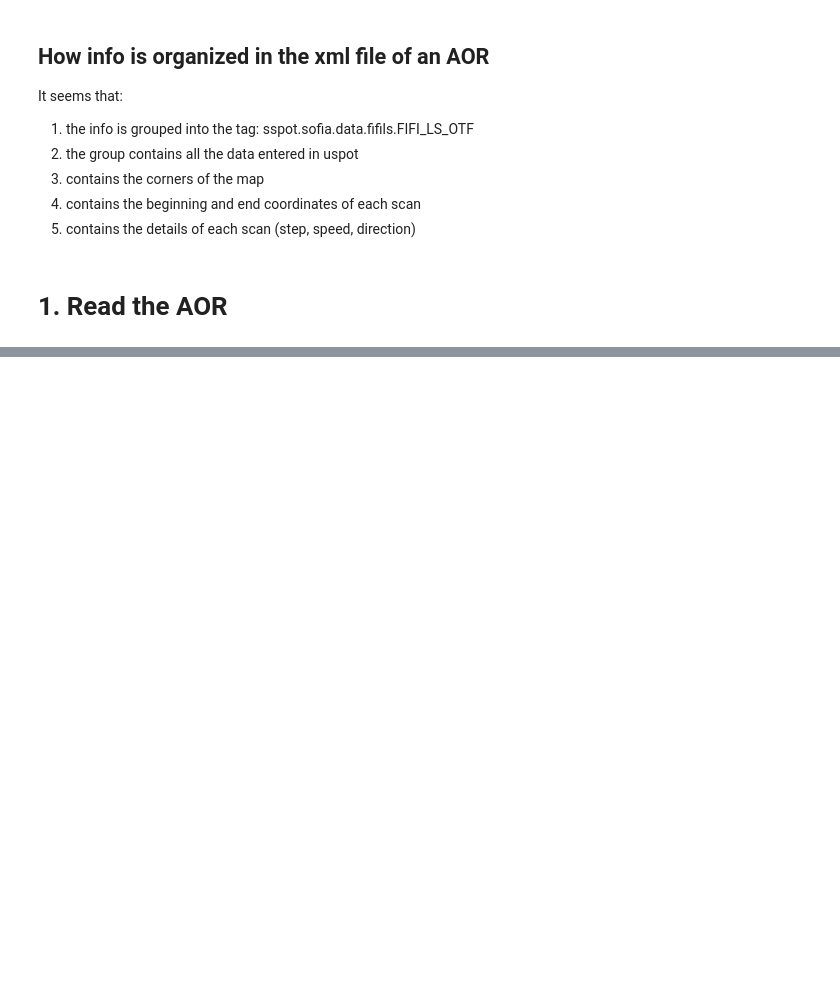
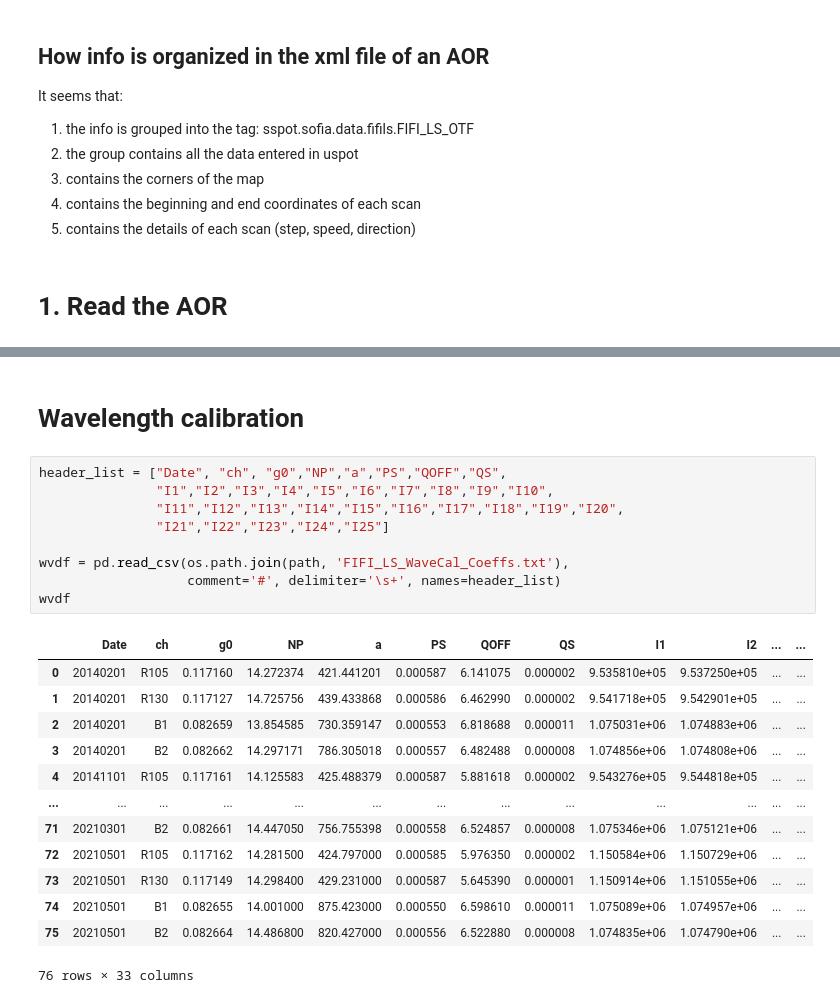
Before and after one commit to darioflute/fififly, a Jupyter notebook: notebooks/ScanMaker.ipynb, the cells around one changed output, grey strips where cells are left out. Cells and saved outputs as stored; diff of their text form; blank space fills up the shorter version.

```diff
--- a/notebooks/ScanMaker.ipynb
+++ b/notebooks/ScanMaker.ipynb
@@ -390,0 +414,25 @@ center at  498.61705953397865 499.3559989188749
+# %% [markdown]
+# Wavelength calibration
+# %%
+header_list = ["Date", "ch", "g0","NP","a","PS","QOFF","QS",
+               "I1","I2","I3","I4","I5","I6","I7","I8","I9","I10",
+               "I11","I12","I13","I14","I15","I16","I17","I18","I19","I20",
+               "I21","I22","I23","I24","I25"]
+
+wvdf = pd.read_csv(os.path.join(path, 'FIFI_LS_WaveCal_Coeffs.txt'),
+                   comment='#', delimiter='\s+', names=header_list)
+wvdf
+# %% [output]
+|  | Date | ch | g0 | NP | a | PS | QOFF | QS | I1 | I2 | ... | ... |
+| 0 | 20140201 | R105 | 0.117160 | 14.272374 | 421.441201 | 0.000587 | 6.141075 | 0.000002 | 9.535810e+05 | 9.537250e+05 | ... | ... |
+| 1 | 20140201 | R130 | 0.117127 | 14.725756 | 439.433868 | 0.000586 | 6.462990 | 0.000002 | 9.541718e+05 | 9.542901e+05 | ... | ... |
+| 2 | 20140201 | B1 | 0.082659 | 13.854585 | 730.359147 | 0.000553 | 6.818688 | 0.000011 | 1.075031e+06 | 1.074883e+06 | ... | ... |
+| 3 | 20140201 | B2 | 0.082662 | 14.297171 | 786.305018 | 0.000557 | 6.482488 | 0.000008 | 1.074856e+06 | 1.074808e+06 | ... | ... |
+| 4 | 20141101 | R105 | 0.117161 | 14.125583 | 425.488379 | 0.000587 | 5.881618 | 0.000002 | 9.543276e+05 | 9.544818e+05 | ... | ... |
+| ... | ... | ... | ... | ... | ... | ... | ... | ... | ... | ... | ... | ... |
+| 71 | 20210301 | B2 | 0.082661 | 14.447050 | 756.755398 | 0.000558 | 6.524857 | 0.000008 | 1.075346e+06 | 1.075121e+06 | ... | ... |
+| 72 | 20210501 | R105 | 0.117162 | 14.281500 | 424.797000 | 0.000585 | 5.976350 | 0.000002 | 1.150584e+06 | 1.150729e+06 | ... | ... |
+| 73 | 20210501 | R130 | 0.117149 | 14.298400 | 429.231000 | 0.000587 | 5.645390 | 0.000001 | 1.150914e+06 | 1.151055e+06 | ... | ... |
+| 74 | 20210501 | B1 | 0.082655 | 14.001000 | 875.423000 | 0.000550 | 6.598610 | 0.000011 | 1.075089e+06 | 1.074957e+06 | ... | ... |
+| 75 | 20210501 | B2 | 0.082664 | 14.486800 | 820.427000 | 0.000556 | 6.522880 | 0.000008 | 1.074835e+06 | 1.074790e+06 | ... | ... |
+76 rows × 33 columns
```
Also changed, not shown: parts of 17 cells of this notebook.
